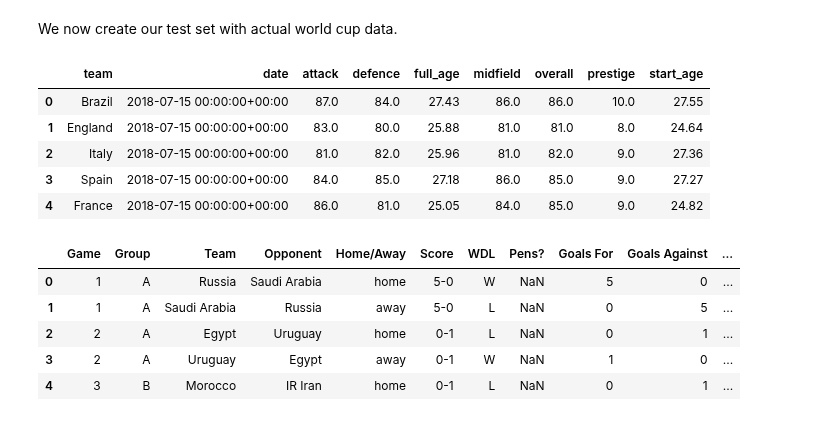
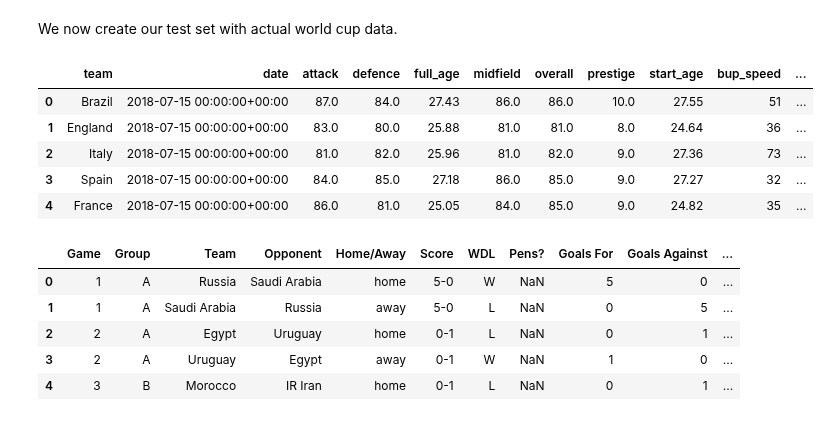
Before and after one commit to AC209aWC2018/World-Cup-2018, a Jupyter notebook: team-ratings-cleaning.ipynb, the cells around one changed output. Saved outputs shown, nothing was run; the diff lists cells and outputs as text; code cells hidden in the pictures.

Commit message:
Updated some team and player data

```diff
--- a/team-ratings-cleaning.ipynb
+++ b/team-ratings-cleaning.ipynb
@@ -173,21 +218,33 @@ We now create our test set with actual world cup data.
 # %%
 ratings_wc = pd.read_csv('data/team_stats.csv')
 ratings_wc['date'] = pd.to_datetime(ratings_wc['date'], utc=True)
 
 # restrict dates
 latest_date = '2018-06-14'
 wc_start = '2018-06-16' # first WC rating
 wc_end = '2018-07-15'
 # restrict dates
 ratings_wc = ratings_wc[(ratings_wc['date'] >= wc_start) & (ratings_wc['date'] <= wc_end)]
+
+# augment the team ratings with extended data
+ratings_wc_ext = pd.read_csv('data/team_stats_ext.csv')
+
+# convert dates
+ratings_wc_ext['date'] = pd.to_datetime(ratings_wc_ext['date'], utc=True)
+ratings_wc_ext = ratings_wc_ext[(ratings_wc_ext['date'] >= wc_start) & (ratings_wc_ext['date'] <= wc_end)]
+
+# augment
+ratings_wc = ratings_wc.merge(ratings_wc_ext, how='left',
+                       left_on=['team', 'date'],
+                       right_on=['team', 'date'])
 ratings_wc.head()
 # %% [output]
-|  | team | date | attack | defence | full_age | midfield | overall | prestige | start_age |
-| 0 | Brazil | 2018-07-15 00:00:00+00:00 | 87.0 | 84.0 | 27.43 | 86.0 | 86.0 | 10.0 | 27.55 |
-| 1 | England | 2018-07-15 00:00:00+00:00 | 83.0 | 80.0 | 25.88 | 81.0 | 81.0 | 8.0 | 24.64 |
-| 2 | Italy | 2018-07-15 00:00:00+00:00 | 81.0 | 82.0 | 25.96 | 81.0 | 82.0 | 9.0 | 27.36 |
-| 3 | Spain | 2018-07-15 00:00:00+00:00 | 84.0 | 85.0 | 27.18 | 86.0 | 85.0 | 9.0 | 27.27 |
-| 4 | France | 2018-07-15 00:00:00+00:00 | 86.0 | 81.0 | 25.05 | 84.0 | 85.0 | 9.0 | 24.82 |
+|  | team | date | attack | defence | full_age | midfield | overall | prestige | start_age | bup_speed | ... |
+| 0 | Brazil | 2018-07-15 00:00:00+00:00 | 87.0 | 84.0 | 27.43 | 86.0 | 86.0 | 10.0 | 27.55 | 51 | ... |
+| 1 | England | 2018-07-15 00:00:00+00:00 | 83.0 | 80.0 | 25.88 | 81.0 | 81.0 | 8.0 | 24.64 | 36 | ... |
+| 2 | Italy | 2018-07-15 00:00:00+00:00 | 81.0 | 82.0 | 25.96 | 81.0 | 82.0 | 9.0 | 27.36 | 73 | ... |
+| 3 | Spain | 2018-07-15 00:00:00+00:00 | 84.0 | 85.0 | 27.18 | 86.0 | 85.0 | 9.0 | 27.27 | 32 | ... |
+| 4 | France | 2018-07-15 00:00:00+00:00 | 86.0 | 81.0 | 25.05 | 84.0 | 85.0 | 9.0 | 24.82 | 35 | ... |
 # %%
 dates_wc = ratings_wc.date.unique()
 teams_wc = ratings_wc.team.unique()
```
Also changed, not shown: parts of 8 cells of this notebook, 10 other files.
